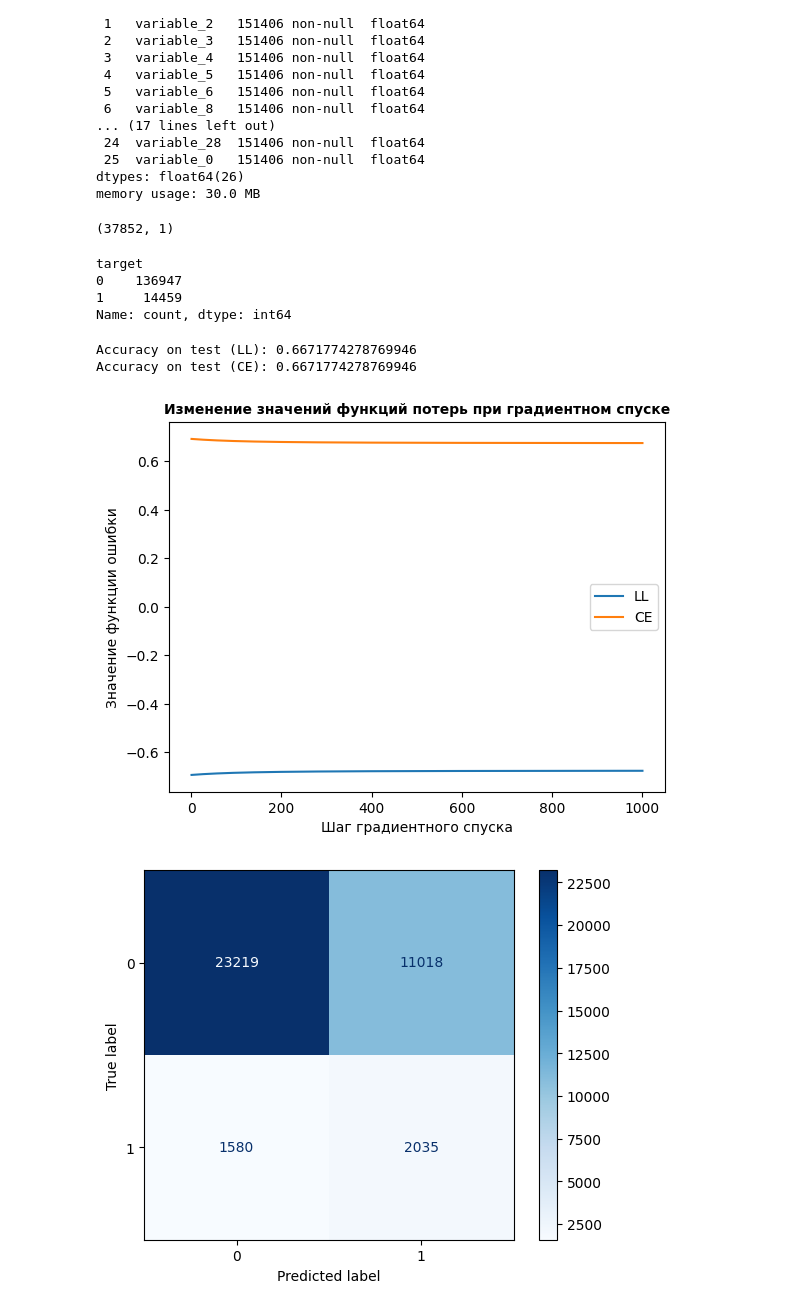
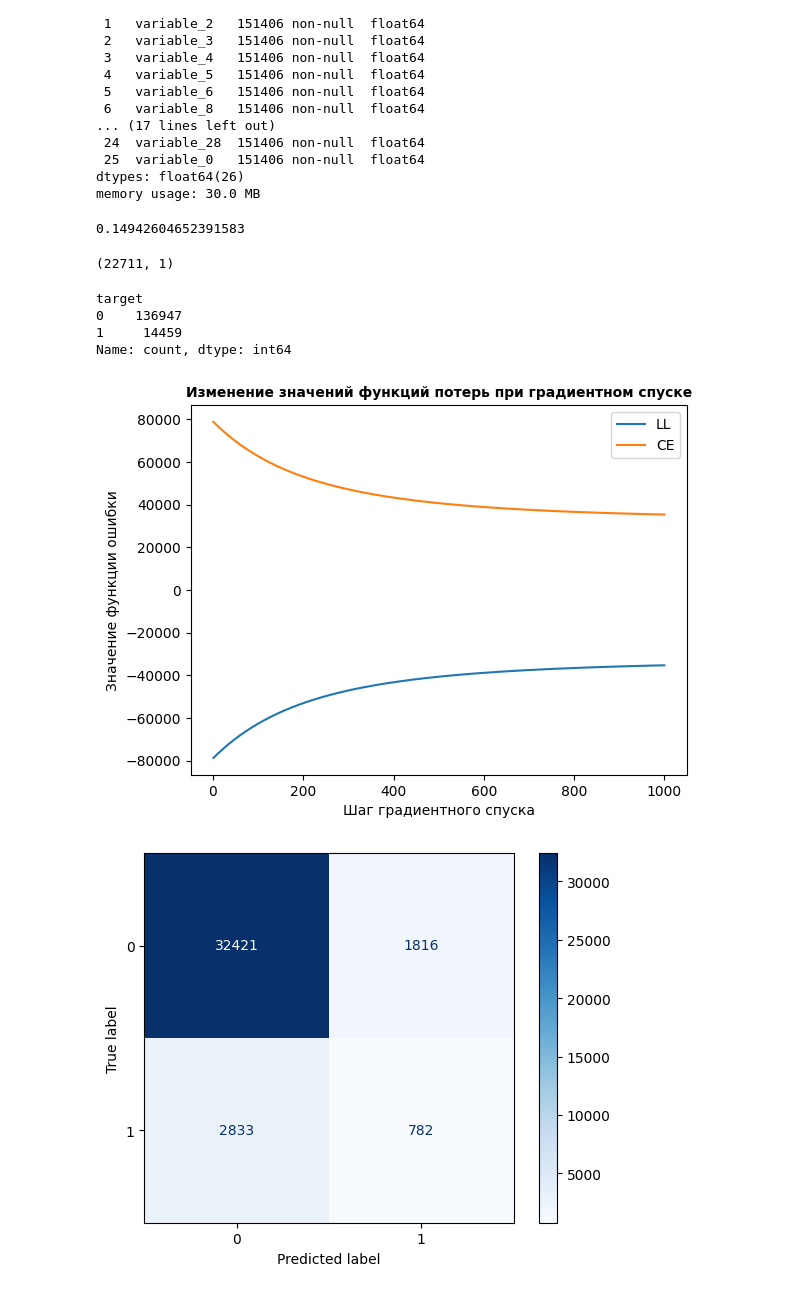
Before and after one commit to Ghostikxd/4.1_labs, a Jupyter notebook: lab2/lab2.ipynb, the cells around one changed output. Saved outputs shown, nothing was run; the diff lists cells and outputs as text; code cells hidden in the pictures.

```diff
--- a/lab2/lab2.ipynb
+++ b/lab2/lab2.ipynb
@@ -105,17 +104,22 @@ Data columns (total 26 columns):
  25  variable_0   151406 non-null  float64
 dtypes: float64(26)
 memory usage: 30.0 MB
+# %%
+test_size = 22624/151406
+test_size
+# %% [output]
+0.14942604652391583
 # %%
 features_train, features_test, target_train, target_test = train_test_split(features, target_variable,
-                                                                            test_size=0.25,
-                                                                            stratify=target_variable, # Чтобы соотношение 0 и 1 в обучающей и тестовой выборке совпадало
-                                                                            random_state=RANDOM_STATE) # Для воспроизводимости
+                                                                            test_size=0.15,
+                                                                            stratify=target_variable,
+                                                                            random_state=RANDOM_STATE)
 
 target_train = np.array(target_train).reshape(-1, 1)
 target_test = np.array(target_test).reshape(-1, 1)
 target_test.shape
 # %% [output]
-(37852, 1)
+(22711, 1)
 # %%
 target_counts = df["target"].value_counts()
 print(target_counts)
@@ -126,7 +130,7 @@ target
 Name: count, dtype: int64
 # %%
 class LogisticRegressionGD:
-    def __init__(self, threshold=0.5):
+    def __init__(self, threshold=0.2):
         self.a = np.zeros(2).reshape(1, 2)
         self._estimator_type = "classifier"
         self.threshold = threshold
@@ -139,9 +143,9 @@ class LogisticRegressionGD:
     def coefs(self):
         return self.a
     def LogLikelihood(self, x, Y):
-        return (Y * np.log(self.predict_proba(x) + 1e-7) + (1 - Y) * np.log(1 + 1e-7 - self.predict_proba(x))).mean()
+        return (Y * np.log(self.predict_proba(x) + 1e-7) + (1 - Y) * np.log(1 + 1e-7 - self.predict_proba(x))).sum()
     def CrossEntropy(self, x, Y):
-        return (-Y * np.log(self.predict_proba(x)) - (1 - Y) * np.log(1 - self.predict_proba(x))).mean()
+        return (-Y * np.log(self.predict_proba(x)) - (1 - Y) * np.log(1 - self.predict_proba(x))).sum()
     def accuracy(self, x, Y):
         return (self.predict(x) == Y).mean()
     def fit(self, x, Y, alpha = 0.01, epsylon = 0.01, max_steps = 10000, Rtype = "LL"):
@@ -165,28 +169,25 @@ class LogisticRegressionGD:
             #    break
         return steps, errors
 # %%
-lr = LogisticRegressionGD()
-steps_LL, errors_LL = lr.fit(
-    features_train[numeric_columns],
+model = LogisticRegressionGD()
+steps_LL, errors_LL = model.fit(
+    features_train,
     target_train,
     alpha=0.01,
     epsylon=0.01,
     max_steps=1000,
     Rtype="LL"
 )
-print(f"Accuracy on test (LL): {lr.accuracy(features_test[numeric_columns], target_test)[0]}")
-steps_CE, errors_CE = lr.fit(
-    features_train[numeric_columns],
+print(f"Accuracy on test (LL): {model.accuracy(features_test, target_test)[0]}")
+steps_CE, errors_CE = model.fit(
+    features_train,
     target_train,
     alpha=0.01,
     epsylon=0.01,
     max_steps=1000,
     Rtype="CE"
 )
-print(f"Accuracy on test (CE): {lr.accuracy(features_test[numeric_columns], target_test)[0]}")
+print(f"Accuracy on test (CE): {model.accuracy(features_test, target_test)[0]}")
-# %% [output]
-Accuracy on test (LL): 0.6671774278769946
-Accuracy on test (CE): 0.6671774278769946
 # %%
 fig = plt.figure()
 ax = fig.add_subplot()
@@ -201,13 +202,13 @@ _ = ax.plot(steps_CE, errors_CE, label='CE')
 handles, labels = ax.get_legend_handles_labels()
 _ = ax.legend(handles, labels)
 # %% [output]
-[figure, old version]
+[figure, new version]
 # %%
 from sklearn.metrics import confusion_matrix, ConfusionMatrixDisplay
 
-cm = confusion_matrix(target_test, lr.predict(features_test[numeric_columns]), labels=[0, 1])
+cm = confusion_matrix(target_test, model.predict(features_test), labels=[0, 1])
 disp = ConfusionMatrixDisplay(confusion_matrix=cm, display_labels=[0, 1])
 _ = disp.plot(cmap=plt.cm.Blues)
 # %% [output]
-[figure, old version]
+[figure, new version]
 # %%
```
Also changed, not shown: parts of 4 cells of this notebook, 1 other file.
